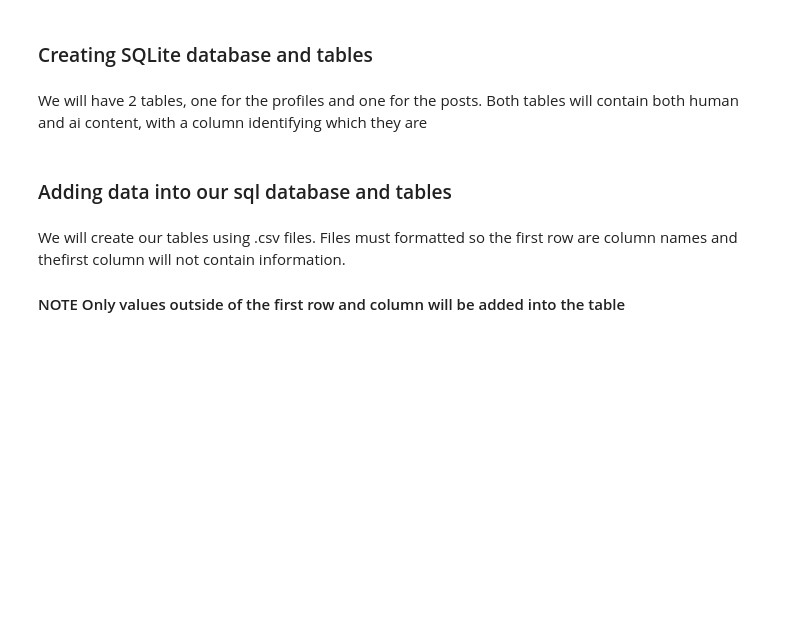
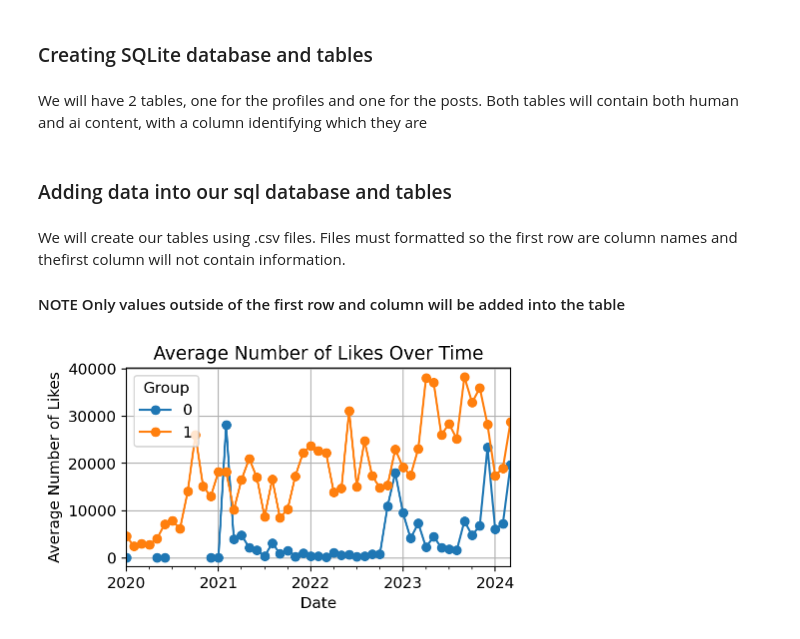
Before and after one commit to sidvenkatayogi/APResearch_Instagram, a Jupyter notebook: method.ipynb, the cells around one changed output. Cells and saved outputs as stored; diff of their text form; code cells hidden in the pictures; blank space fills up the shorter version.

```diff
--- a/method.ipynb
+++ b/method.ipynb
@@ -119,0 +185,6 @@ add_to_tables("AIA.csv", False) # add AI profiles and posts into tables
+# %%
+cmd= """SELECT POSTS.*
+        FROM POSTS
+        """
+posts_df = pd.read_sql(cmd, conn)
+posts_df['post_date'] = pd.to_datetime(posts_df['post_date'])
@@ -119,0 +196,22 @@ add_to_tables("AIA.csv", False) # add AI profiles and posts into tables
+# %%
+filtered_df = posts_df[(posts_df['num_likes'] >= 0) & (posts_df['is_reel'] == 1) & (posts_df['post_date'] >= "2020-01-01")]
+
+date_freq = "M"
+# Calculate average likes per group and date
+avg_likes = filtered_df.groupby(['is_human', pd.Grouper(key='post_date', freq=date_freq)])['num_likes'].mean().reset_index()
+# avg_likes = filtered_df.groupby(["owner_username", pd.Grouper(key='owner_username')])['num_likes'].mean().reset_index()
+
+# Pivot the data for easier plotting
+pivot_df = avg_likes.pivot(index='post_date', columns='is_human', values='num_likes')
+
+# Plotting
+pivot_df.plot(kind='line', marker='o', figsize=(5, 3))
+plt.title('Average Number of Likes Over Time')
+plt.xlabel('Date')
+plt.ylabel('Average Number of Likes')
+plt.grid(True)
+plt.legend(title='Group')
+plt.tight_layout()
+plt.show()
+# %% [output]
+[figure, added]
```
Also changed, not shown: parts of 51 cells of this notebook, 3 other files.
